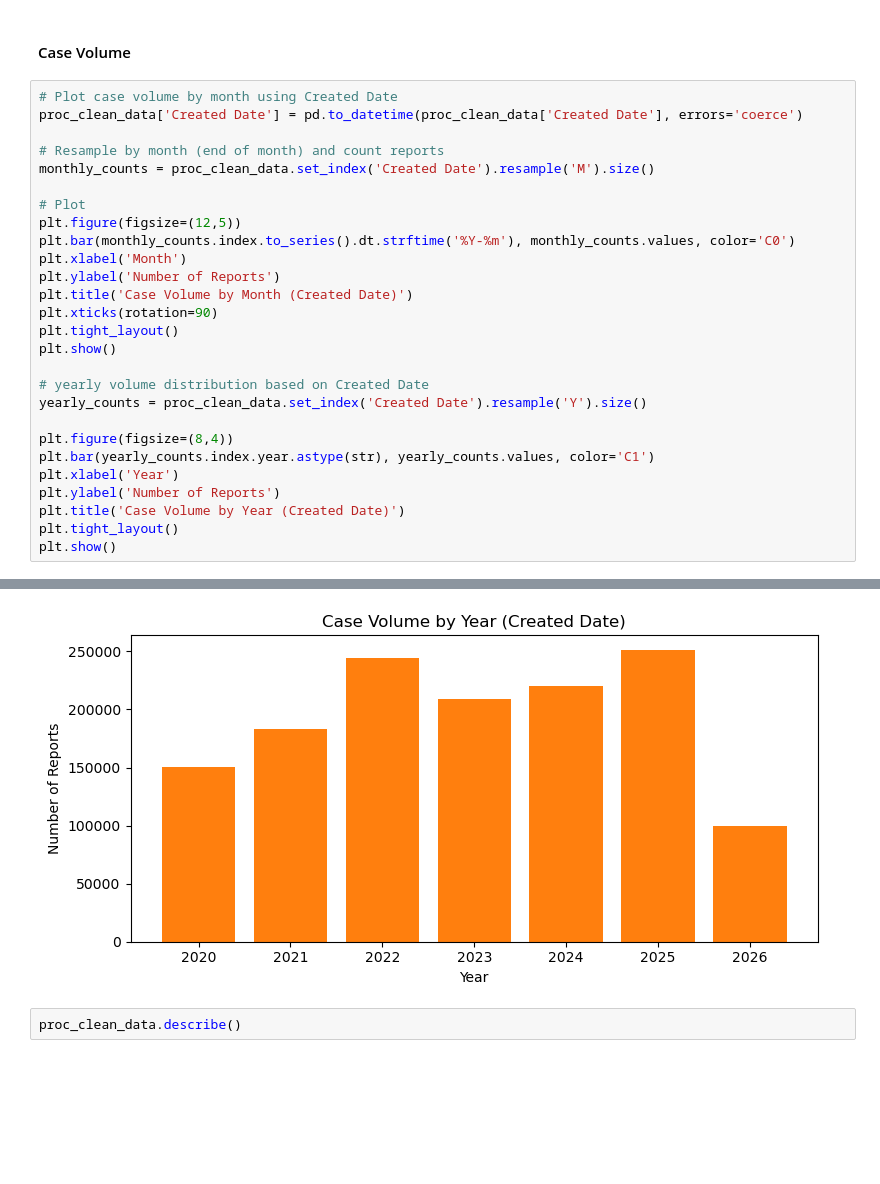
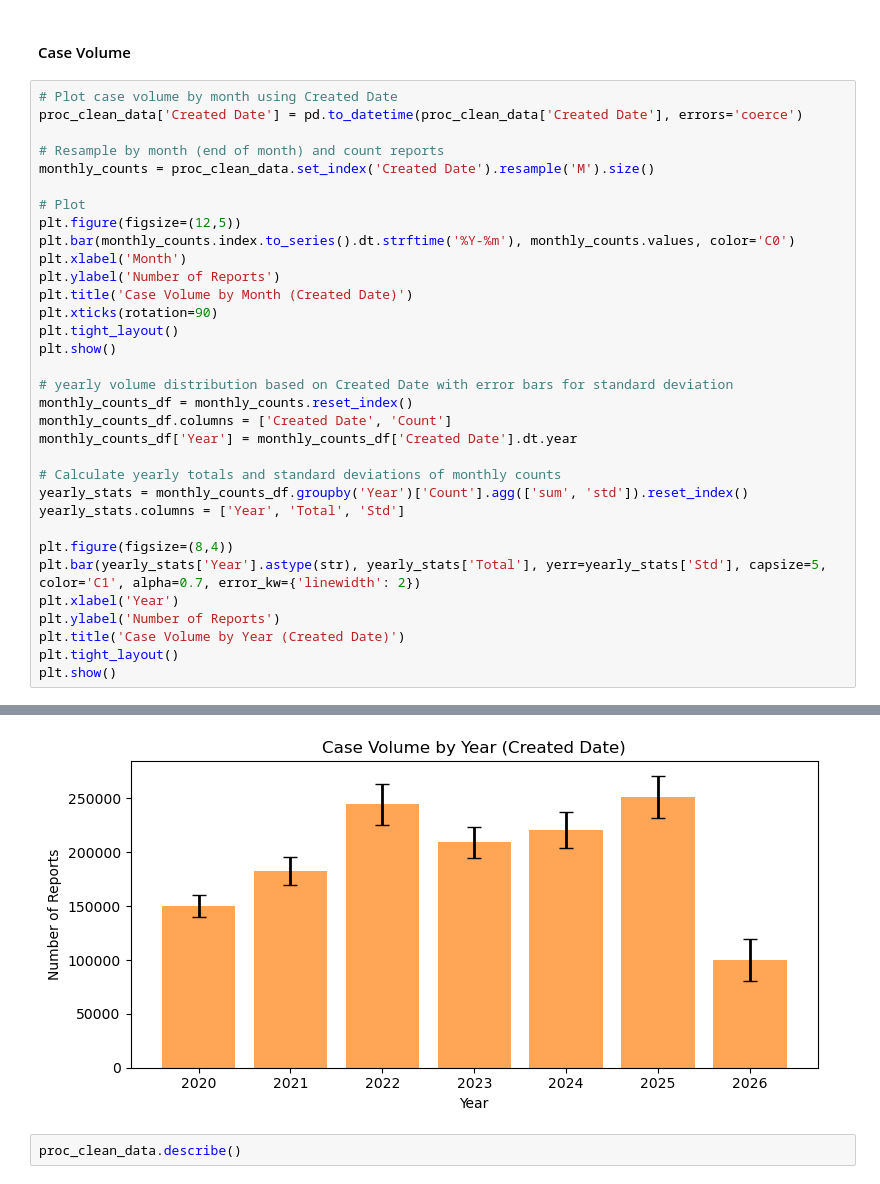
Before and after one commit to zpsheldon/rl-for-housing, a Jupyter notebook: preproc.ipynb, the cells around one changed output, grey strips where cells are left out. Saved outputs shown, nothing was run; the diff lists cells and outputs as text; blank space fills up the shorter version.

```diff
--- a/preproc.ipynb
+++ b/preproc.ipynb
@@ -477,33 +477,39 @@ plt.show()
 # %%
 # Plot case volume by month using Created Date
 proc_clean_data['Created Date'] = pd.to_datetime(proc_clean_data['Created Date'], errors='coerce')
 
 # Resample by month (end of month) and count reports
 monthly_counts = proc_clean_data.set_index('Created Date').resample('M').size()
 
 # Plot
 plt.figure(figsize=(12,5))
 plt.bar(monthly_counts.index.to_series().dt.strftime('%Y-%m'), monthly_counts.values, color='C0')
 plt.xlabel('Month')
 plt.ylabel('Number of Reports')
 plt.title('Case Volume by Month (Created Date)')
 plt.xticks(rotation=90)
 plt.tight_layout()
 plt.show()
 
-# yearly volume distribution based on Created Date
-yearly_counts = proc_clean_data.set_index('Created Date').resample('Y').size()
+# yearly volume distribution based on Created Date with error bars for standard deviation
+monthly_counts_df = monthly_counts.reset_index()
+monthly_counts_df.columns = ['Created Date', 'Count']
+monthly_counts_df['Year'] = monthly_counts_df['Created Date'].dt.year
+
+# Calculate yearly totals and standard deviations of monthly counts
+yearly_stats = monthly_counts_df.groupby('Year')['Count'].agg(['sum', 'std']).reset_index()
+yearly_stats.columns = ['Year', 'Total', 'Std']
 
 plt.figure(figsize=(8,4))
-plt.bar(yearly_counts.index.year.astype(str), yearly_counts.values, color='C1')
+plt.bar(yearly_stats['Year'].astype(str), yearly_stats['Total'], yerr=yearly_stats['Std'], capsize=5, color='C1', alpha=0.7, error_kw={'linewidth': 2})
 plt.xlabel('Year')
 plt.ylabel('Number of Reports')
 plt.title('Case Volume by Year (Created Date)')
 plt.tight_layout()
 plt.show()
 # %% [output]
 [figure]
-[figure, old version]
+[figure, new version]
 # %%
 proc_clean_data.describe()
 # %% [output]
```
Also changed, not shown: 2 other files.
